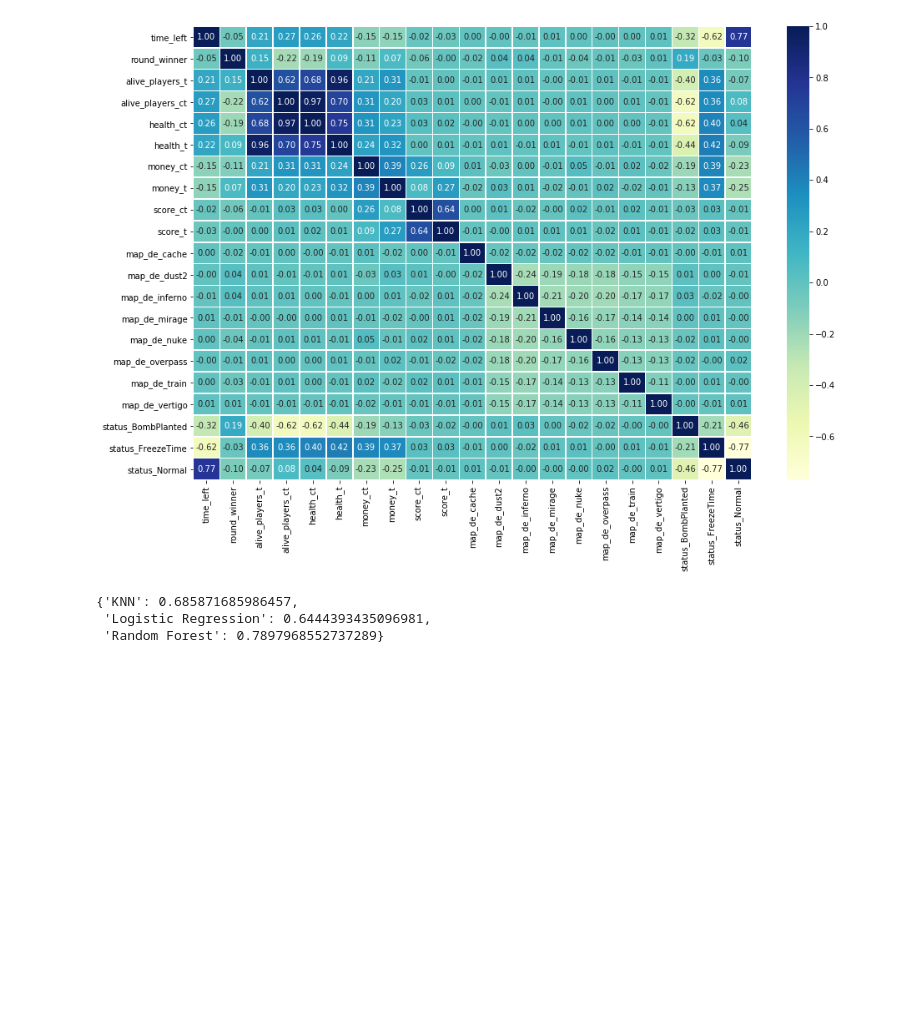
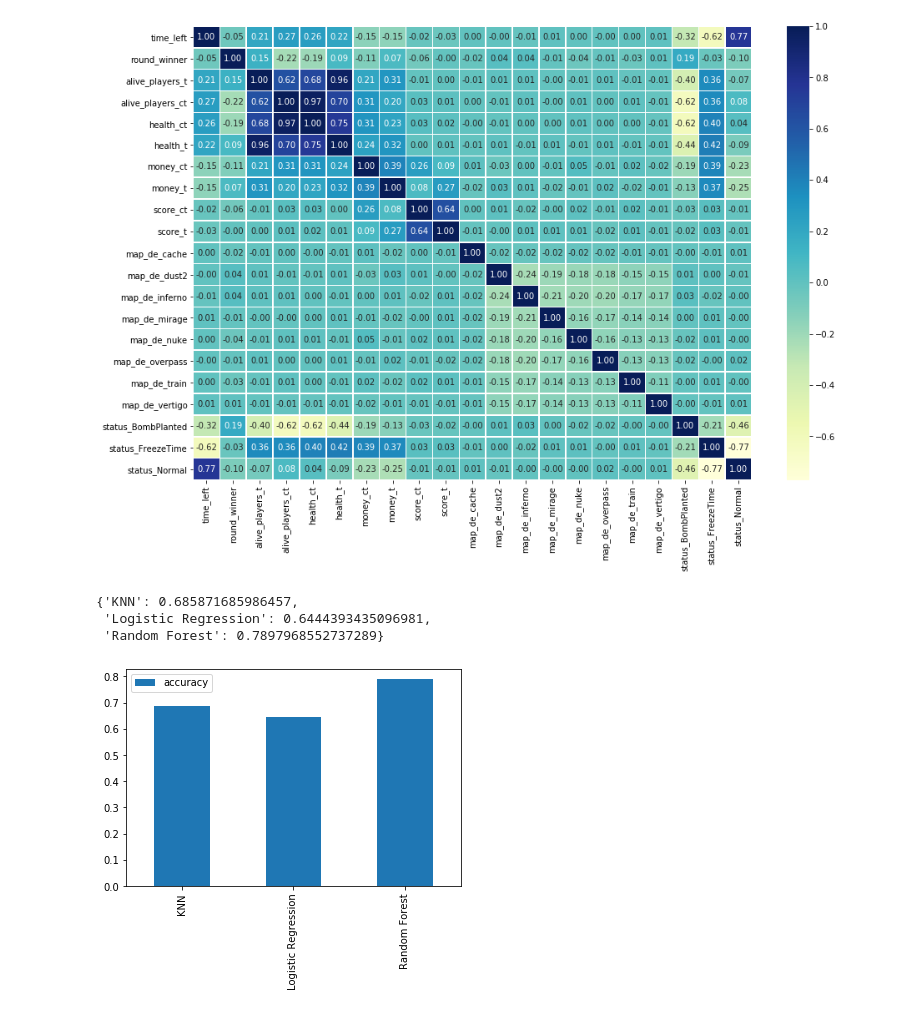
Before and after one commit to azohc/csai, a Jupyter notebook: august.ipynb, the cells around one changed output. Drawn from its saved outputs; the diff is of its cells as text; code cells hidden in the pictures; blank space fills up the shorter version.

```diff
--- a/august.ipynb
+++ b/august.ipynb
@@ -200,3 +200,8 @@ model_scores
 {'KNN': 0.685871685986457,
  'Logistic Regression': 0.6444393435096981,
  'Random Forest': 0.7897968552737289}
+# %%
+model_compare = pd.DataFrame(model_scores, index=['accuracy'])
+model_compare.T.plot.bar()
+# %% [output]
+[figure, added]
```
